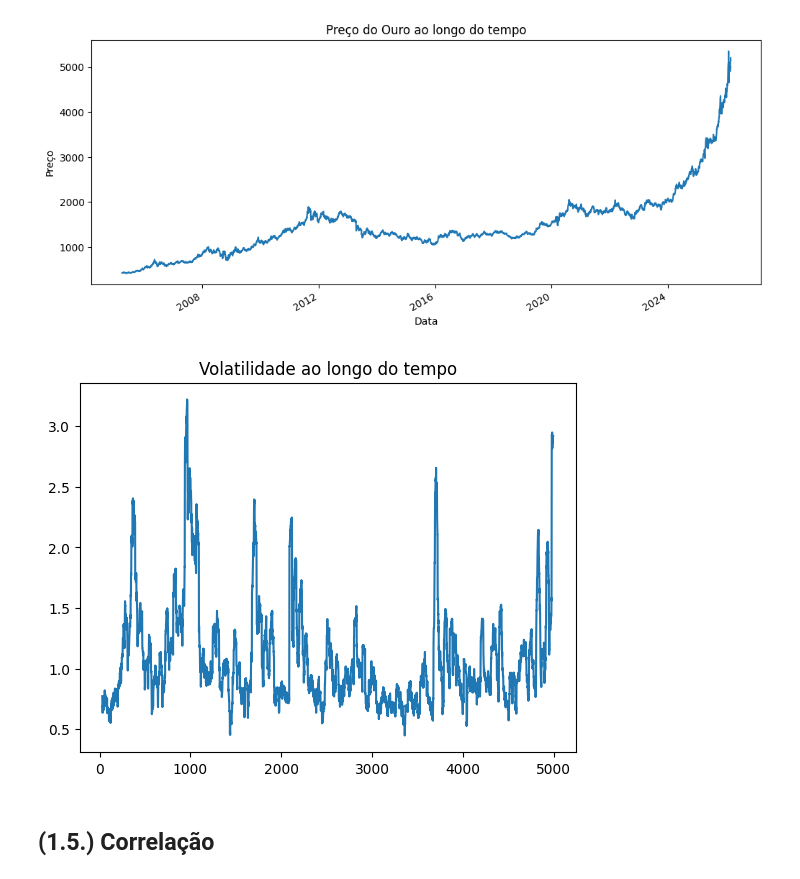
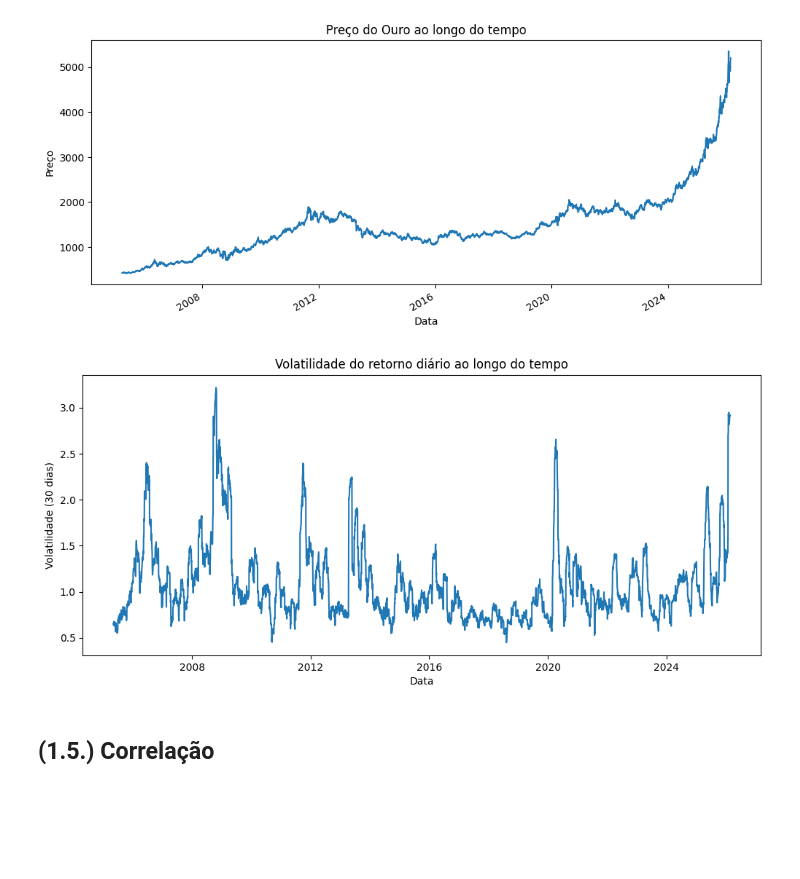
Before and after one commit to lalipedrozo/PUC_MVP_Analise_de_Dados, a Jupyter notebook: PUC_MVP_Analise_de_Dados.ipynb, the cells around one changed output. Drawn from its saved outputs; the diff is of its cells as text; code cells hidden in the pictures; blank space fills up the shorter version.

```diff
--- a/PUC_MVP_Analise_de_Dados.ipynb
+++ b/PUC_MVP_Analise_de_Dados.ipynb
@@ -373,11 +373,25 @@ plt.show()
 [figure]
 # %%
 #Volatilidade do retorno diário ao longo do tempo
-df['Change %'].rolling(30).std().plot()
-plt.title('Volatilidade ao longo do tempo')
+import matplotlib.pyplot as plt
+
+# garantir índice temporal
+df.index = pd.to_datetime(df.index)
+df = df.sort_index()
+
+# calcular volatilidade
+vol = df['Change %'].rolling(30).std()
+
+# plot
+plt.figure(figsize=(12,5))
+plt.plot(df.index, vol)
+
+plt.title('Volatilidade do retorno diário ao longo do tempo')
+plt.xlabel('Data')
+plt.ylabel('Volatilidade (30 dias)')
 plt.show()
 # %% [output]
-[figure, old version]
+[figure, new version]
 # %% [markdown]
 ## (1.5.) Correlação
 # %% [markdown]
```
Also changed, not shown: parts of 36 cells of this notebook.
